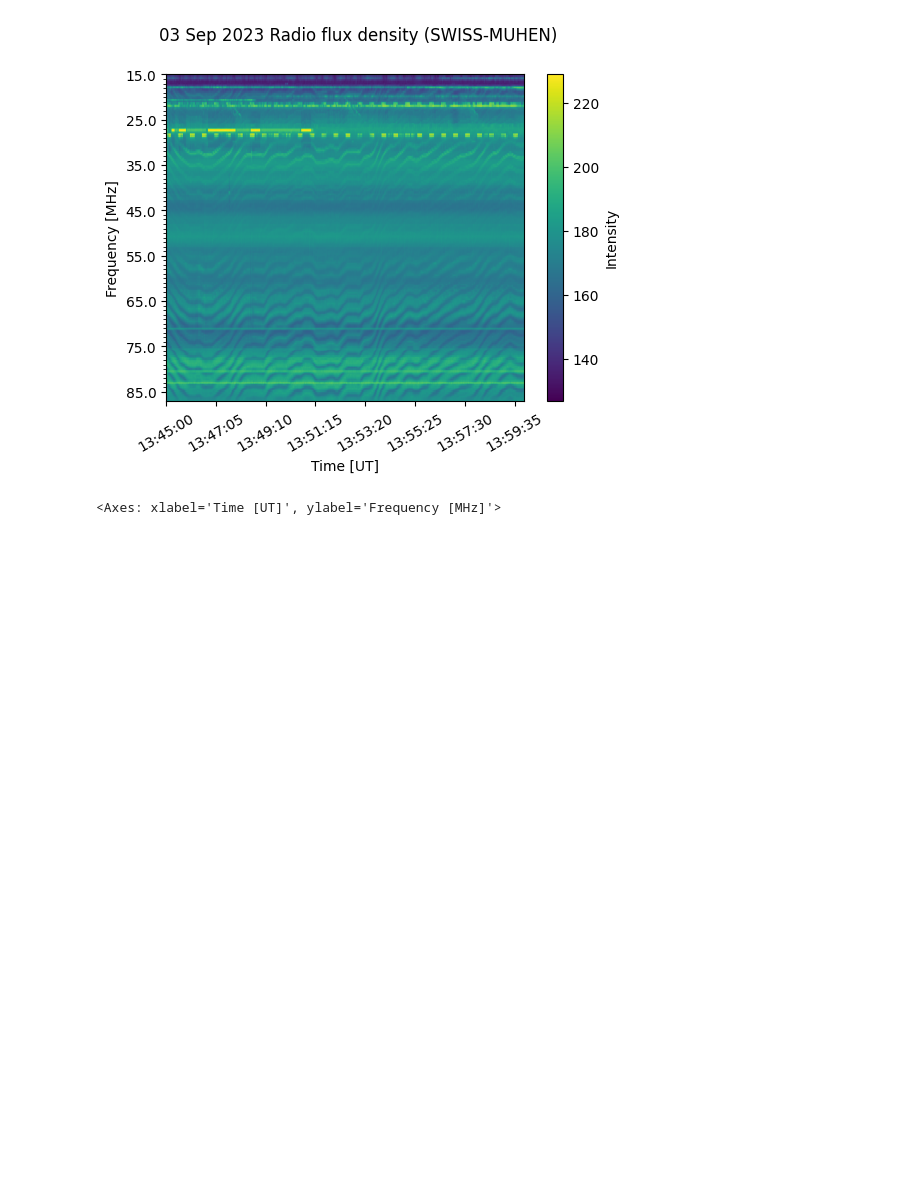
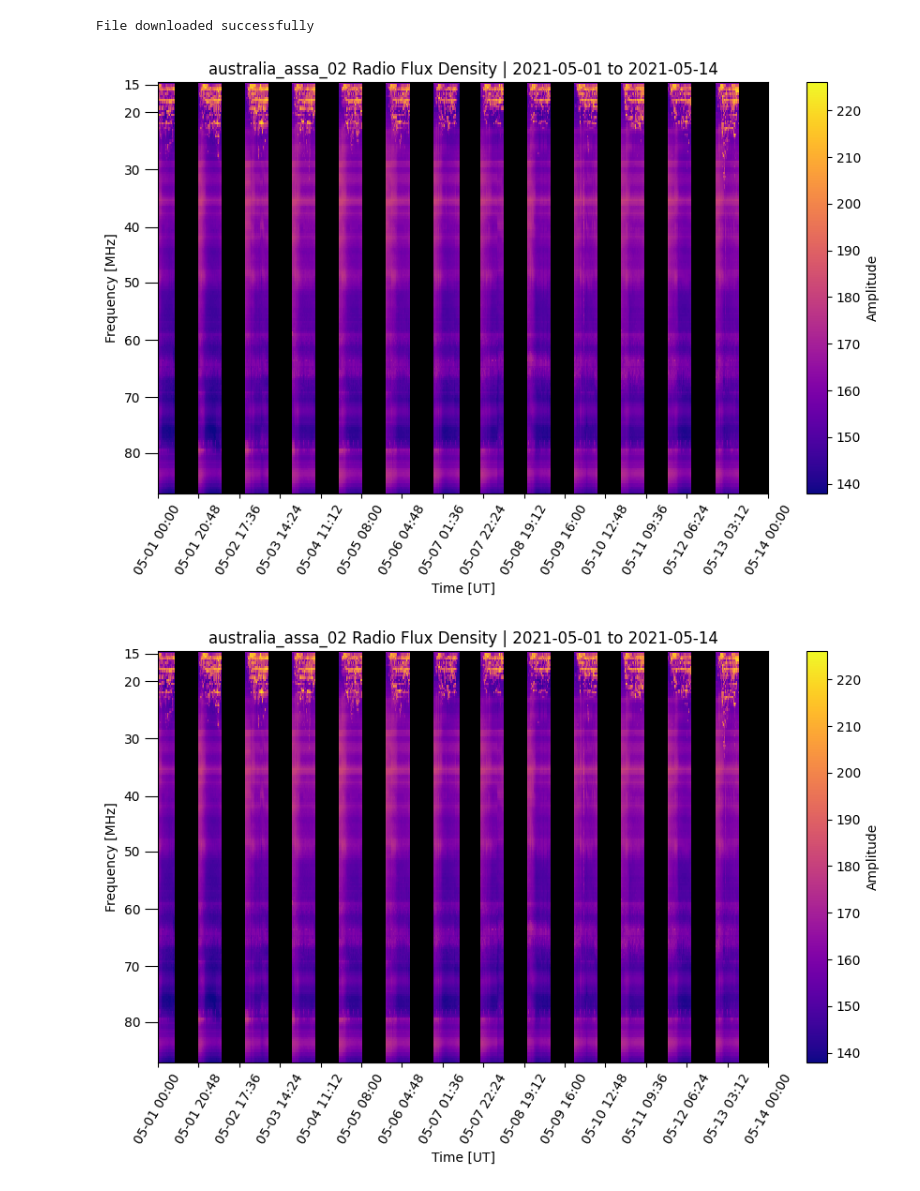
Before and after one commit to i4Ds/ecallisto_ng, a Jupyter notebook: example/fixed_resolution_plotting.ipynb, the cells around one changed output. Cells and saved outputs as stored; diff of their text form; code cells hidden in the pictures; blank space fills up the shorter version.

Commit message:
updated plots labels.

```diff
--- a/example/fixed_resolution_plotting.ipynb
+++ b/example/fixed_resolution_plotting.ipynb
@@ -181,5 +5,13 @@ spec_time_to_pd_datetime(spec)
-# %%
-spec_.peek()
-# %% [output]
-[figure, removed]
-<Axes: xlabel='Time [UT]', ylabel='Frequency [MHz]'>
+# %%
+fast_api_parameter =  {
+    "instrument": "australia_assa_02",
+    "start_datetime_str": "2021-05-01 00:00:00",
+    "end_datetime_str": "2021-05-14 00:00:00",
+    "sampling_method" : 'MAX'
+}
+# %%
+plot_with_fixed_resolution_mpl(**fast_api_parameter)
+# %% [output]
+File downloaded successfully
+[figure, added]
+[figure, added]
```
Also changed, not shown: parts of 25 cells of this notebook, 4 other files.
